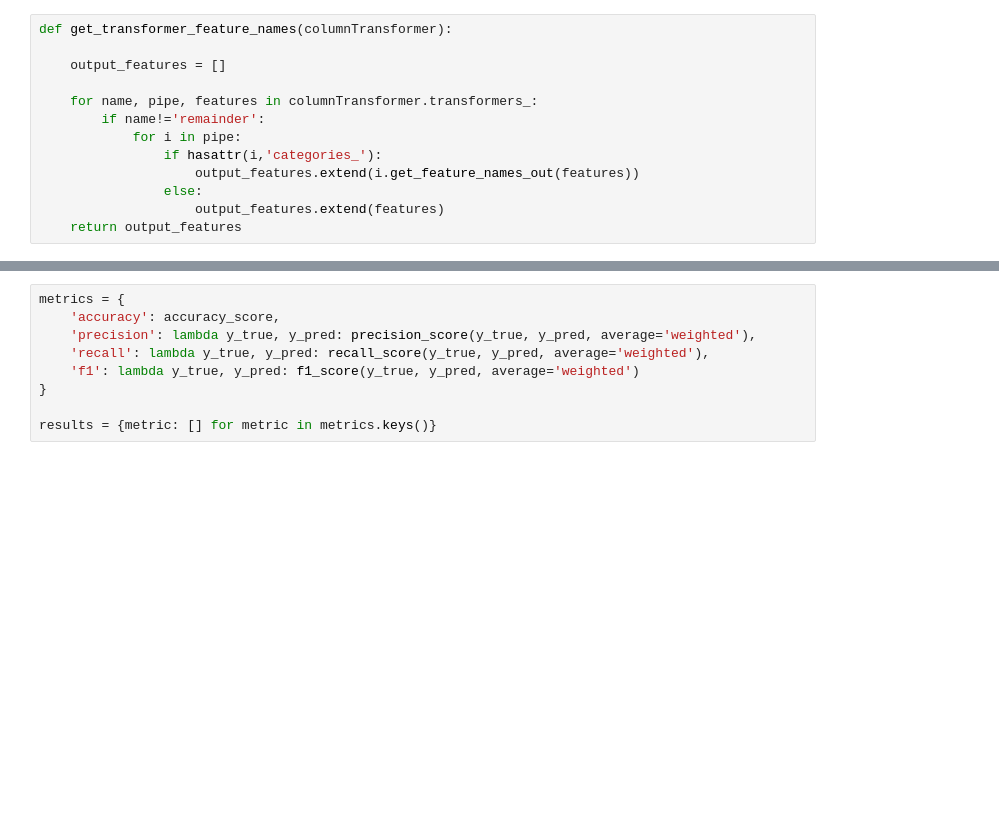
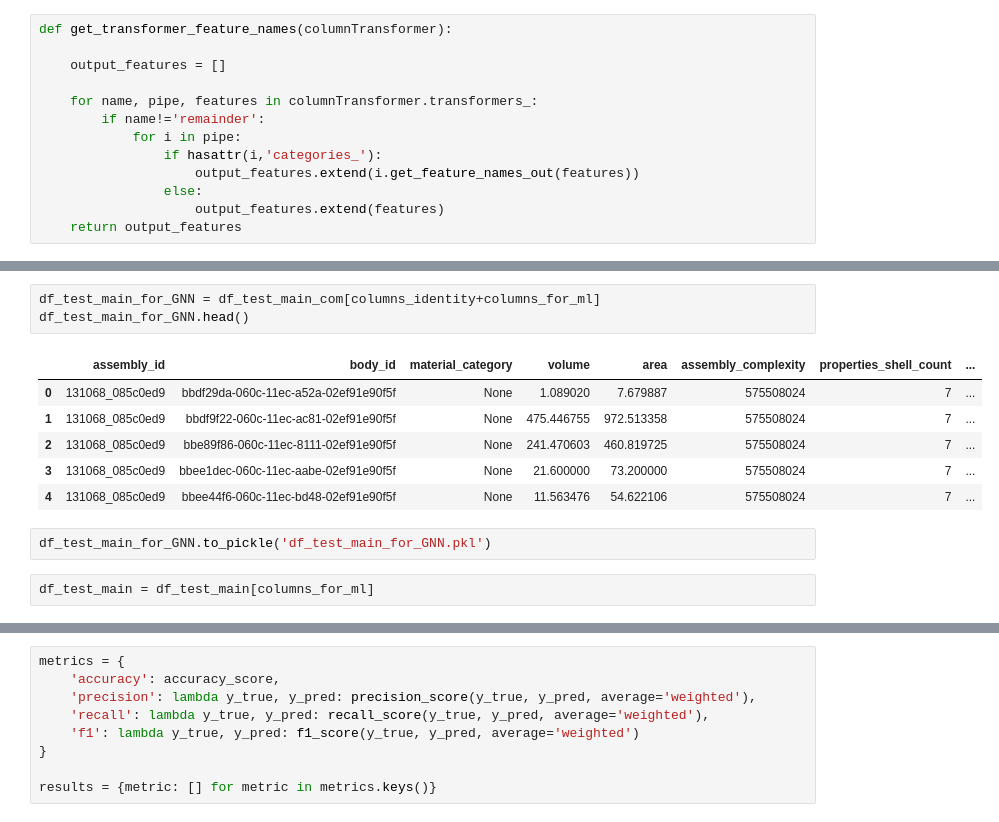
Before and after one commit to Zachary1575/ASME_Hackathon, a Jupyter notebook: AUTODESK Problem/classic_ml.ipynb, the cells around one changed output, grey strips where cells are left out. Drawn from its saved outputs; the diff is of its cells as text; blank space fills up the shorter version.

```diff
--- a/AUTODESK Problem/classic_ml.ipynb
+++ b/AUTODESK Problem/classic_ml.ipynb
@@ -63,0 +193,14 @@ df_main.drop(['body_id', 'assembly_id','name','components_name'], axis=1)
+# %%
+df_test_main_for_GNN = df_test_main_com[columns_identity+columns_for_ml]
+df_test_main_for_GNN.head()
+# %% [output]
+|  | assembly_id | body_id | material_category | volume | area | assembly_complexity | properties_shell_count | ... |
+| 0 | 131068_085c0ed9 | bbdf29da-060c-11ec-a52a-02ef91e90f5f | None | 1.089020 | 7.679887 | 575508024 | 7 | ... |
+| 1 | 131068_085c0ed9 | bbdf9f22-060c-11ec-ac81-02ef91e90f5f | None | 475.446755 | 972.513358 | 575508024 | 7 | ... |
+| 2 | 131068_085c0ed9 | bbe89f86-060c-11ec-8111-02ef91e90f5f | None | 241.470603 | 460.819725 | 575508024 | 7 | ... |
+| 3 | 131068_085c0ed9 | bbee1dec-060c-11ec-aabe-02ef91e90f5f | None | 21.600000 | 73.200000 | 575508024 | 7 | ... |
+| 4 | 131068_085c0ed9 | bbee44f6-060c-11ec-bd48-02ef91e90f5f | None | 11.563476 | 54.622106 | 575508024 | 7 | ... |
+# %%
+df_test_main_for_GNN.to_pickle('df_test_main_for_GNN.pkl')
+# %%
+df_test_main = df_test_main[columns_for_ml]
```
Also changed, not shown: parts of 33 cells of this notebook, 19 other files.
